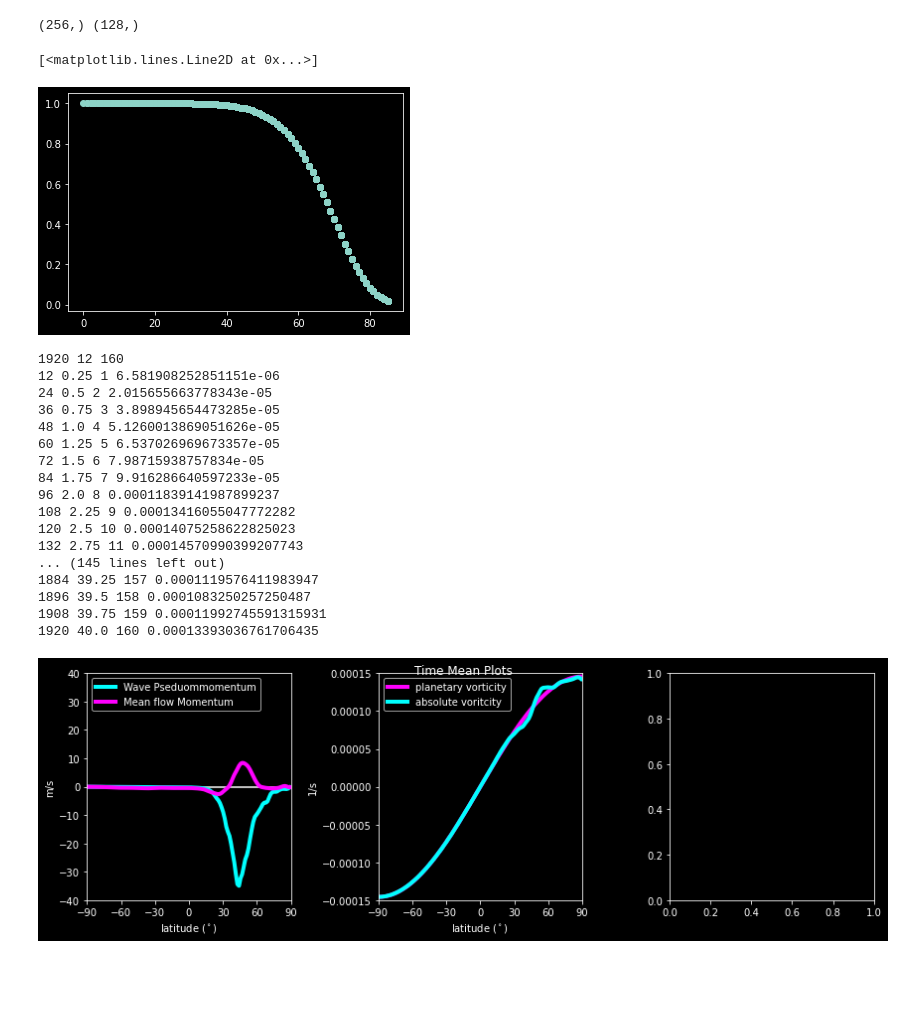
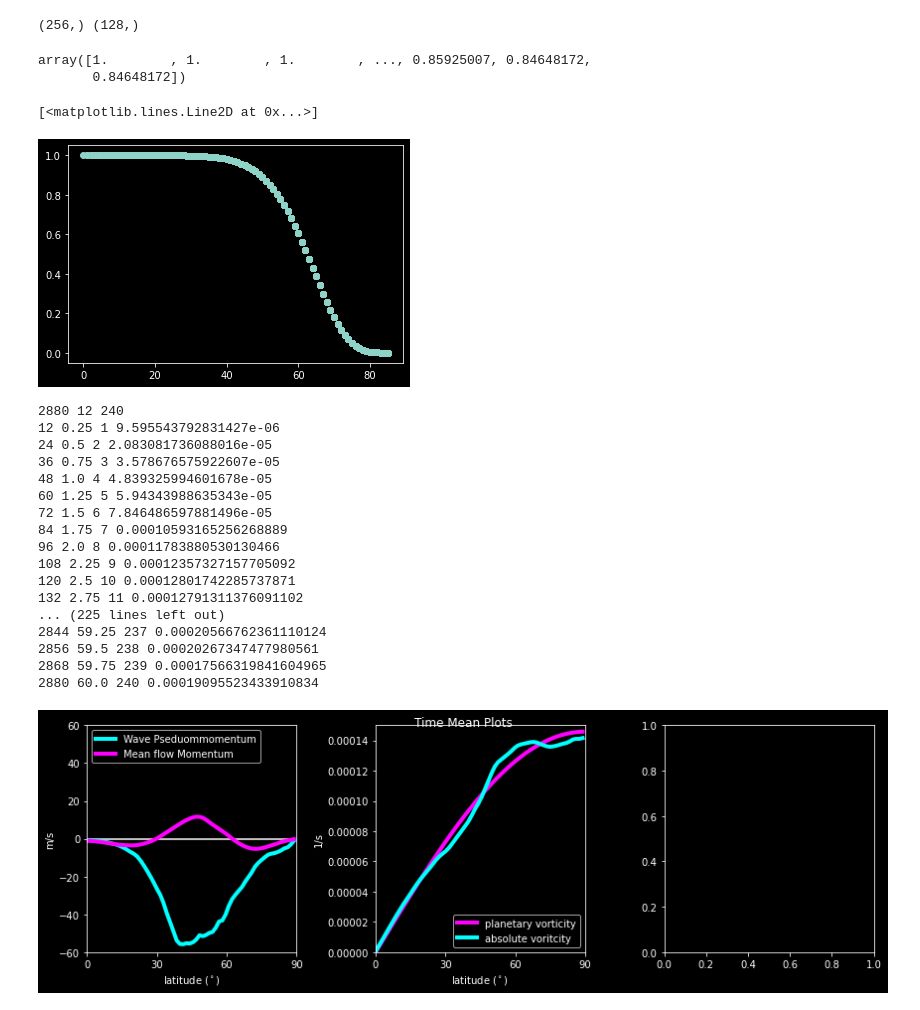
Before and after one commit to rfajber/BaroSphere, a Jupyter notebook: Stochastic_Jet.ipynb, the cells around one changed output. Cells and saved outputs as stored; diff of their text form; code cells hidden in the pictures; blank space fills up the shorter version.

```diff
--- a/Stochastic_Jet.ipynb
+++ b/Stochastic_Jet.ipynb
@@ -10,7 +10,7 @@ B=BaroSphere(
     ntrunc=85,
     dt=1800,
     damping_order=4,
-    efold=6*3600,
+    efold=3*3600,
     nlat=128
 )
 
@@ -20,16 +20,21 @@ print(B.lons1.shape,B.lats1.shape)
 # 100 days at T85 takes 40 seconds
 # %% [output]
 (256,) (128,)
+# %%
+B.hyperdiff_fact
+# %% [output]
+array([1.        , 1.        , 1.        , ..., 0.85925007, 0.84648172,
+       0.84648172])
 # %%
 plt.plot(B.indxn,np.power(B.hyperdiff_fact,1*24*3600/B.dt),'o')
 #plt.xlim([0,)
 #plt.ylim([0.9,1])
 # %% [output]
 [<matplotlib.lines.Line2D at 0x...>]
-[figure, old version]
+[figure, new version]
 # %%
 #total number of steps to take
-Nsteps = int(40*24*3600/B.dt)
+Nsteps = int(60*24*3600/B.dt)
 #how often to take snapshots
 dN_snap = int(6*3600/B.dt)
 #total number of snapshots
@@ -67,7 +72,7 @@ W = np.zeros(len(B.w_indxm_damp))
 #sine of latitude
 s=np.sin(B.lats*B.a)
 #grid space filter
-damping_window=np.exp( - np.power( (s - 0.7) / 0.1 ,2) )
+damping_window=np.exp( - np.power( (s - 0.7) / 0.2 ,2) )
 
 
 #main time loop
@@ -87,27 +92,27 @@ for i in range(1,Nsteps+1):
         print(i,i*B.dt/3600/24,ksnap,np.max(vrt[ksnap]))
         ksnap += 1
 # %% [output]
-1920 12 160
-12 0.25 1 6.581908252851151e-06
-24 0.5 2 2.015655663778343e-05
-36 0.75 3 3.898945654473285e-05
-48 1.0 4 5.1260013869051626e-05
-60 1.25 5 6.537026969673357e-05
-72 1.5 6 7.98715938757834e-05
-84 1.75 7 9.916286640597233e-05
-96 2.0 8 0.00011839141987899237
-108 2.25 9 0.00013416055047772282
-120 2.5 10 0.00014075258622825023
-132 2.75 11 0.00014570990399207743
-... (145 lines left out)
-1884 39.25 157 0.0001119576411983947
-1896 39.5 158 0.0001083250257250487
-1908 39.75 159 0.00011992745591315931
-1920 40.0 160 0.00013393036761706435
+2880 12 240
+12 0.25 1 9.595543792831427e-06
+24 0.5 2 2.083081736088016e-05
+36 0.75 3 3.578676575922607e-05
+48 1.0 4 4.839325994601678e-05
+60 1.25 5 5.94343988635343e-05
+72 1.5 6 7.846486597881496e-05
+84 1.75 7 0.00010593165256268889
+96 2.0 8 0.00011783880530130466
+108 2.25 9 0.00012357327157705092
+120 2.5 10 0.00012801742285737871
+132 2.75 11 0.00012791311376091102
+... (225 lines left out)
+2844 59.25 237 0.00020566762361110124
+2856 59.5 238 0.00020267347477980561
+2868 59.75 239 0.00017566319841604965
+2880 60.0 240 0.00019095523433910834
 # %%
 u,v=B.get_uv_vrtg(vrt[120:].mean(axis=0))
 
-beta=B.omega*2*np.cos(0*np.pi/4)/B.rsphere
+beta=B.omega*2*np.cos(np.pi/4)/B.rsphere
 
 A=-np.power(vrt-vrt.mean(axis=-1)[:,:,np.newaxis],2)/(2*beta)
 A=A[20:].mean(axis=0)
@@ -120,15 +125,15 @@ plt.subplot(1,3,1)
 
 plt.ylabel('m/s')
 plt.xlabel('latitude ($^\\circ$)')
-plt.xlim([-90,90])
+plt.xlim([0,90])
 plt.plot(B.lats1,0*B.lats1,'w')
-plt.xticks(np.linspace(-90,90,7))
+plt.xticks(np.linspace(0,90,4))
 plt.plot(B.lats1,A.mean(axis=-1),label='Wave Pseduommomentum',
 linewidth=lw,color='cyan',alpha=1,linestyle='-')
 plt.plot(B.lats1,u.mean(axis=-1),label='Mean flow Momentum',
 linewidth=lw,color='magenta',alpha=1,linestyle='-')
 plt.legend(loc=2)
-plt.ylim([-40,40])
+plt.ylim([-60,60])
 
 # plt.axvline(180/np.pi*np.arcsin(0.55),linestyle='--',color='green')
 #plt.axvline(180/np.pi*np.arcsin(0.85),linestyle='--',color='green')
@@ -138,36 +143,36 @@ plt.ylim([-40,40])
 #plt.gca().twinx()
 #plt.plot(B.lats1,damping_window[:,0],'w--',label='Stirring Region')
 #plt.ylabel('')
 
 plt.legend(loc=2)
 
 plt.subplot(1,3,2)
 
 plt.ylabel('1/s')
 plt.xlabel('latitude ($^\\circ$)')
 plt.xticks(np.linspace(-90,90,7))
 plt.plot(B.lats1,B.f.mean(axis=-1),
 label='planetary vorticity',linewidth=lw,color='magenta')
 plt.plot(B.lats1,B.f.mean(axis=-1)+vrt[20*4:].mean(axis=(0,-1)),
 label='absolute voritcity',linewidth=lw,color='cyan')
 # plt.axvline(180/np.pi*np.arcsin(0.55),linestyle='--',color='green')
 # plt.axvline(180/np.pi*np.arcsin(0.85),linestyle='--',color='green')
-plt.xlim([-90,90])
-plt.ylim([-1.5e-4,1.5e-4])
+plt.xlim([0,90])
+plt.ylim([-1.5e-4*0,1.5e-4])
 plt.legend()
 
 plt.subplot(1,3,3)
 
 
 
 
 plt.suptitle('Time Mean Plots')
 
 plt.tight_layout()
 
 plt.savefig('TimeMean.png')
 # %% [output]
-[figure, old version]
+[figure, new version]
 # %%
 
 # look at some sample data to make sure things are working
```
Also changed, not shown: parts of 1 cell of this notebook, 2 other files.
